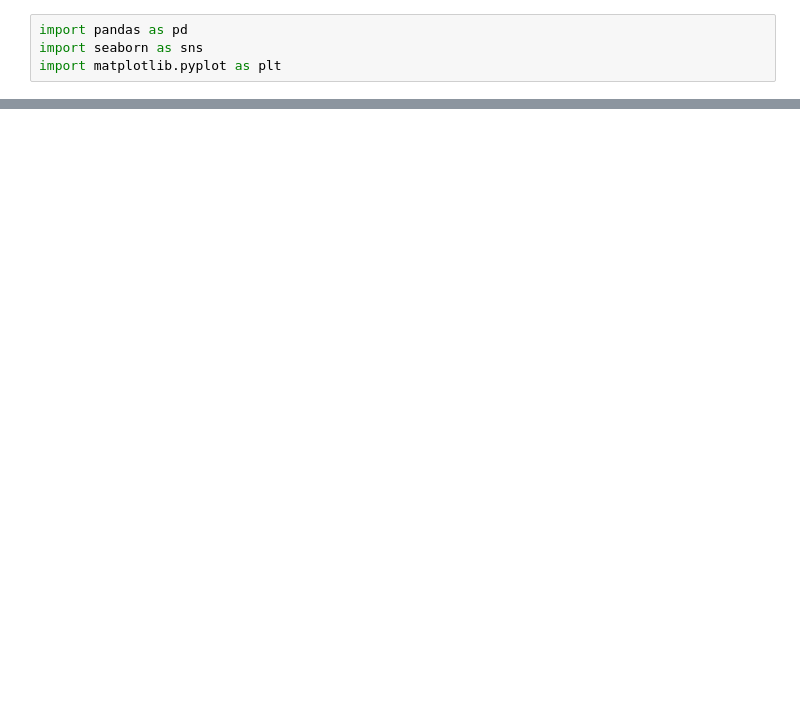
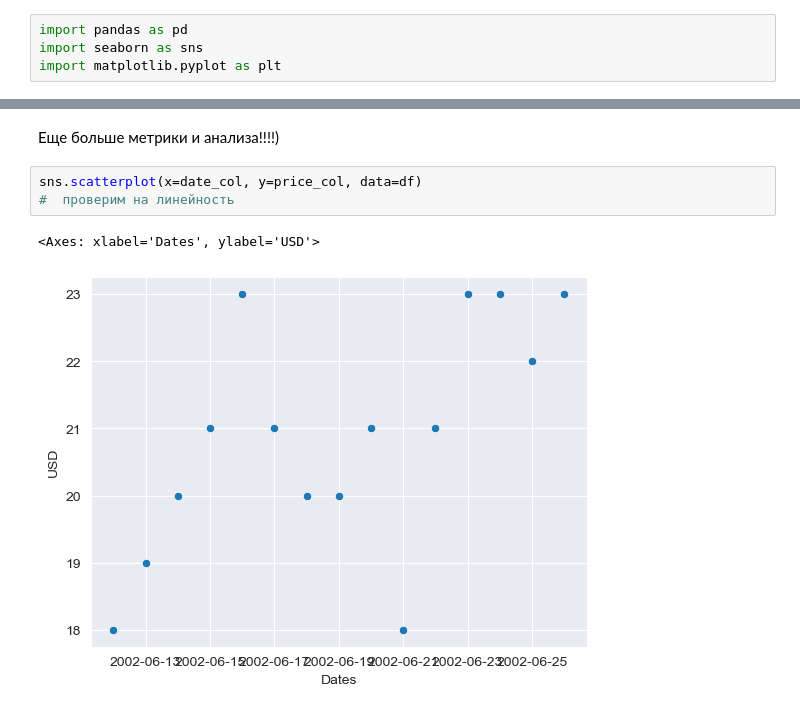
Before and after one commit to miusGG/simple-neitro, a Jupyter notebook: data.ipynb, the cells around one changed output, grey strips where cells are left out. Saved outputs shown, nothing was run; the diff lists cells and outputs as text; blank space fills up the shorter version.

```diff
--- a/data.ipynb
+++ b/data.ipynb
@@ -63,0 +82,8 @@ sns.lineplot(data=df, x='Dates', y='USD', marker='o', color='b')
+# %% [markdown]
+Еще больше метрики и анализа!!!!)
+# %%
+sns.scatterplot(x=date_col, y=price_col, data=df)
+#  проверим на линейность
+# %% [output]
+<Axes: xlabel='Dates', ylabel='USD'>
+[figure, added]
```
Also changed, not shown: parts of 6 cells of this notebook, 1 other file.
